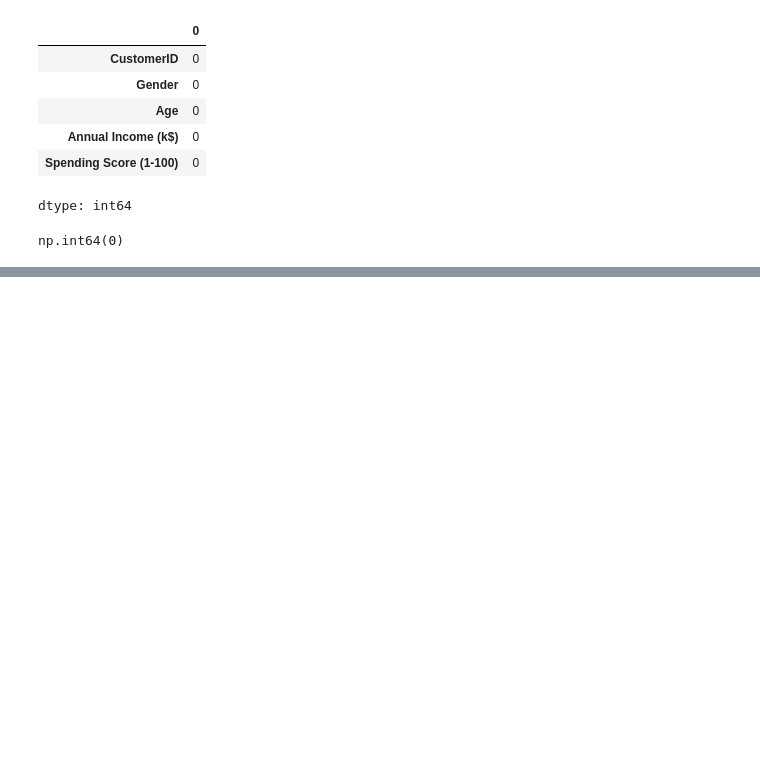
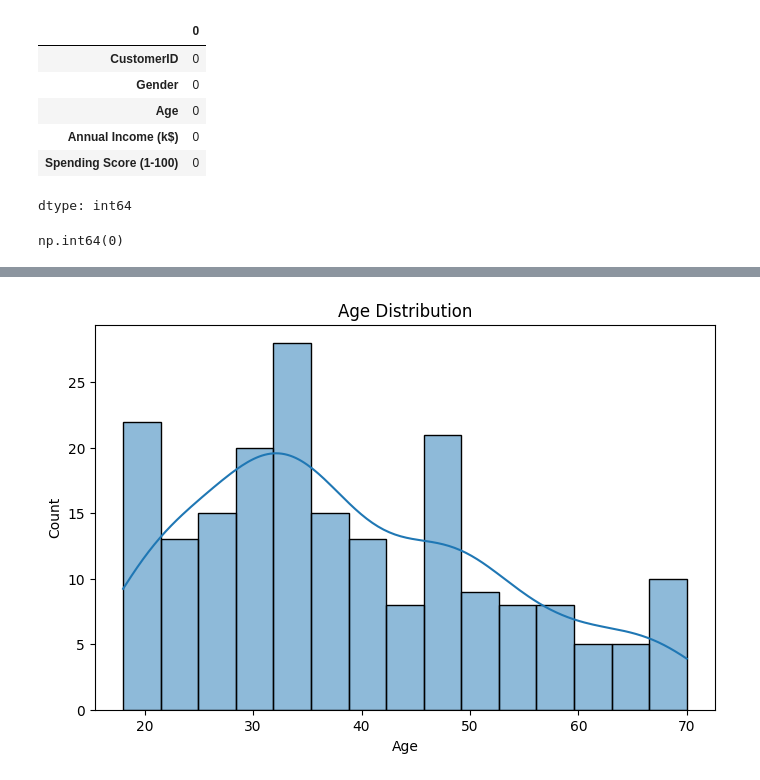
Before and after one commit to akshara-git17/synent-task8-customer-segmentation-akshara_dave, a Jupyter notebook: Task8_Customer_Segmentation.ipynb, the cells around one changed output, grey strips where cells are left out. Cells and saved outputs as stored; diff of their text form; code cells hidden in the pictures; blank space fills up the shorter version.

```diff
--- a/Task8_Customer_Segmentation.ipynb
+++ b/Task8_Customer_Segmentation.ipynb
@@ -100,0 +203,14 @@ np.int64(0)
+# %%
+plt.figure(figsize=(8,5))
+
+sns.histplot(
+    df['Age'],
+    bins=15,
+    kde=True
+)
+
+plt.title('Age Distribution')
+
+plt.show()
+# %% [output]
+[figure, added]
```
Also changed, not shown: parts of 20 cells of this notebook.
